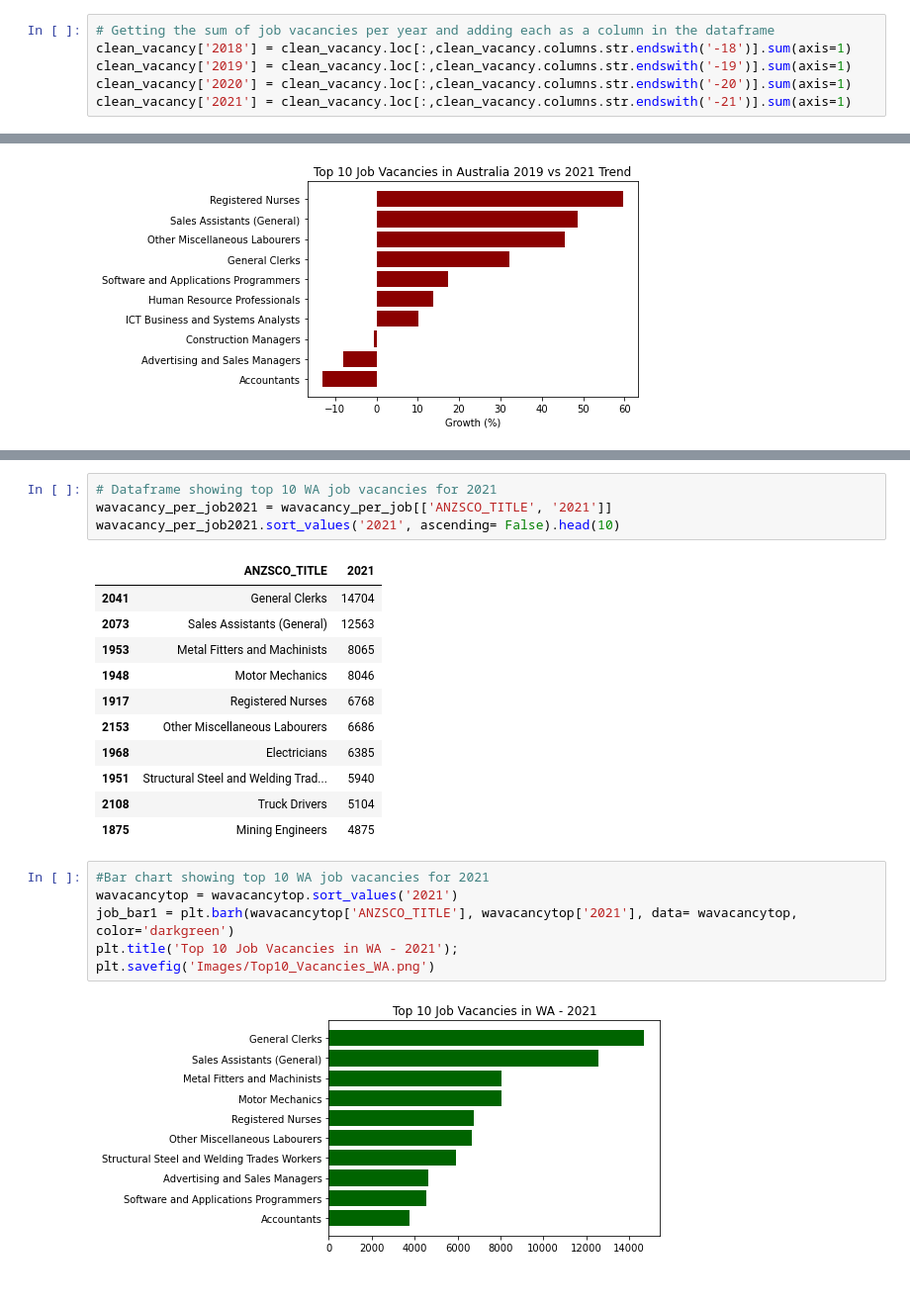
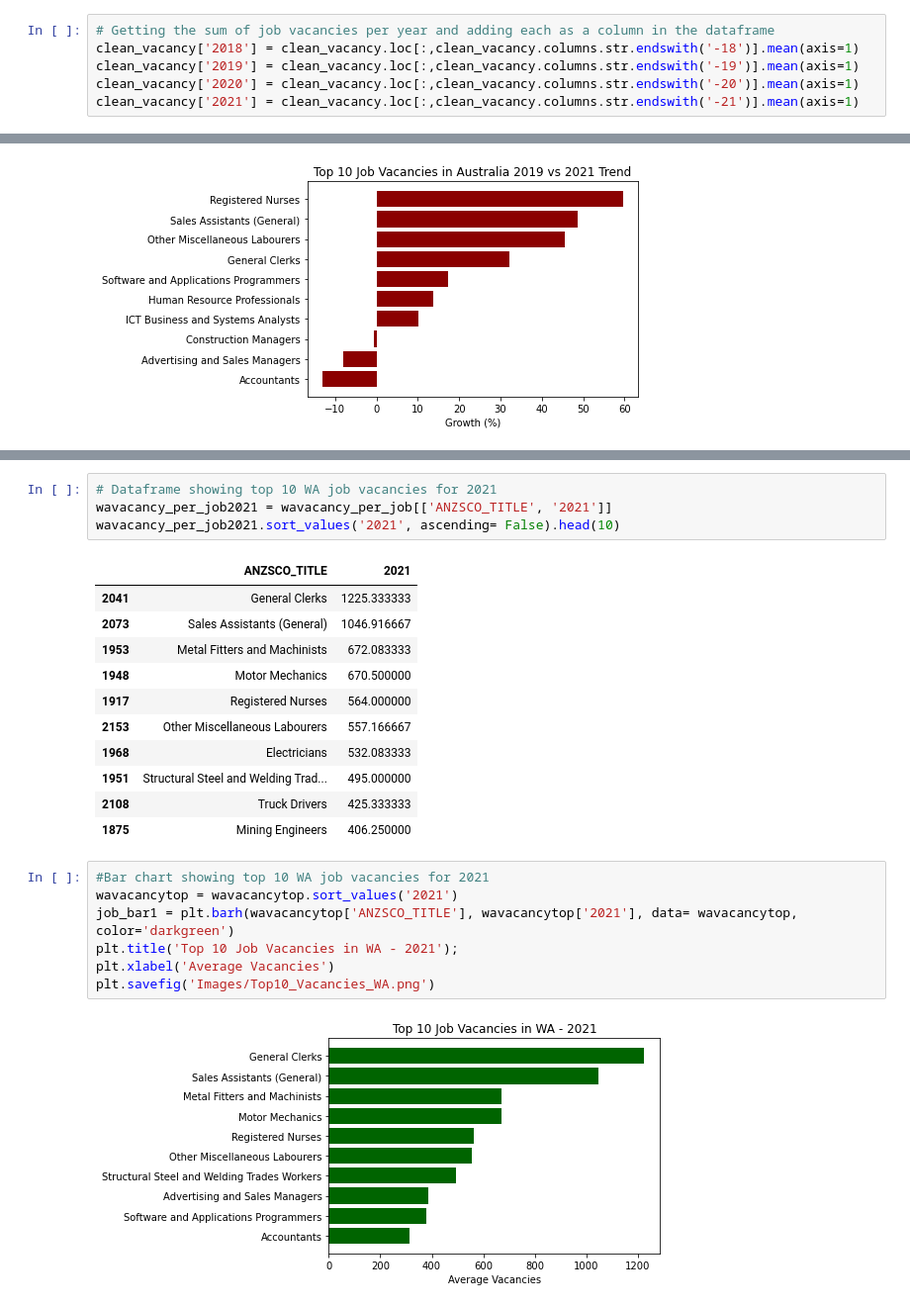
Before and after one commit to CarmenK2/GroupProject1, a Jupyter notebook: Job Vacancies.ipynb, the cells around one changed output, grey strips where cells are left out. Shown at 99% size. Saved outputs shown, nothing was run; the diff lists cells and outputs as text.

Commit message:
added graphs and dataset

```diff
--- a/Job Vacancies.ipynb
+++ b/Job Vacancies.ipynb
@@ -56,10 +56,10 @@ clean_vacancy.head()
 5 rows × 54 columns
 # %%
 # Getting the sum of job vacancies per year and adding each as a column in the dataframe
-clean_vacancy['2018'] = clean_vacancy.loc[:,clean_vacancy.columns.str.endswith('-18')].sum(axis=1)
-clean_vacancy['2019'] = clean_vacancy.loc[:,clean_vacancy.columns.str.endswith('-19')].sum(axis=1)
-clean_vacancy['2020'] = clean_vacancy.loc[:,clean_vacancy.columns.str.endswith('-20')].sum(axis=1)
-clean_vacancy['2021'] = clean_vacancy.loc[:,clean_vacancy.columns.str.endswith('-21')].sum(axis=1)
+clean_vacancy['2018'] = clean_vacancy.loc[:,clean_vacancy.columns.str.endswith('-18')].mean(axis=1)
+clean_vacancy['2019'] = clean_vacancy.loc[:,clean_vacancy.columns.str.endswith('-19')].mean(axis=1)
+clean_vacancy['2020'] = clean_vacancy.loc[:,clean_vacancy.columns.str.endswith('-20')].mean(axis=1)
+clean_vacancy['2021'] = clean_vacancy.loc[:,clean_vacancy.columns.str.endswith('-21')].mean(axis=1)
 # %%
 vacancy_table = clean_vacancy[['ANZSCO_CODE', 'ANZSCO_TITLE', 'state', '2018', '2019','2020','2021']]
 vacancy_table.head()
@@ -238,24 +240,25 @@ wavacancy_per_job2021 = wavacancy_per_job[['ANZSCO_TITLE', '2021']]
 wavacancy_per_job2021.sort_values('2021', ascending= False).head(10)
 # %% [output]
 |  | ANZSCO_TITLE | 2021 |
-| 2041 | General Clerks | 14704 |
-| 2073 | Sales Assistants (General) | 12563 |
-| 1953 | Metal Fitters and Machinists | 8065 |
-| 1948 | Motor Mechanics | 8046 |
-| 1917 | Registered Nurses | 6768 |
-| 2153 | Other Miscellaneous Labourers | 6686 |
-| 1968 | Electricians | 6385 |
-| 1951 | Structural Steel and Welding Trad... | 5940 |
-| 2108 | Truck Drivers | 5104 |
-| 1875 | Mining Engineers | 4875 |
+| 2041 | General Clerks | 1225.333333 |
+| 2073 | Sales Assistants (General) | 1046.916667 |
+| 1953 | Metal Fitters and Machinists | 672.083333 |
+| 1948 | Motor Mechanics | 670.500000 |
+| 1917 | Registered Nurses | 564.000000 |
+| 2153 | Other Miscellaneous Labourers | 557.166667 |
+| 1968 | Electricians | 532.083333 |
+| 1951 | Structural Steel and Welding Trad... | 495.000000 |
+| 2108 | Truck Drivers | 425.333333 |
+| 1875 | Mining Engineers | 406.250000 |
 # %%
 #Bar chart showing top 10 WA job vacancies for 2021
 wavacancytop = wavacancytop.sort_values('2021')
 job_bar1 = plt.barh(wavacancytop['ANZSCO_TITLE'], wavacancytop['2021'], data= wavacancytop, color='darkgreen')
 plt.title('Top 10 Job Vacancies in WA - 2021');
+plt.xlabel('Average Vacancies')
 plt.savefig('Images/Top10_Vacancies_WA.png')
 # %% [output]
-[figure, old version]
+[figure, new version]
 # %%
 # Dataframe showing top 10 SA job vacancies in the last 4 years
 savacancy_per_job = vacancy_per_state.loc[vacancy_per_state['state']=='SA',:]
```
Also changed, not shown: parts of 15 cells of this notebook, 5 other files.
